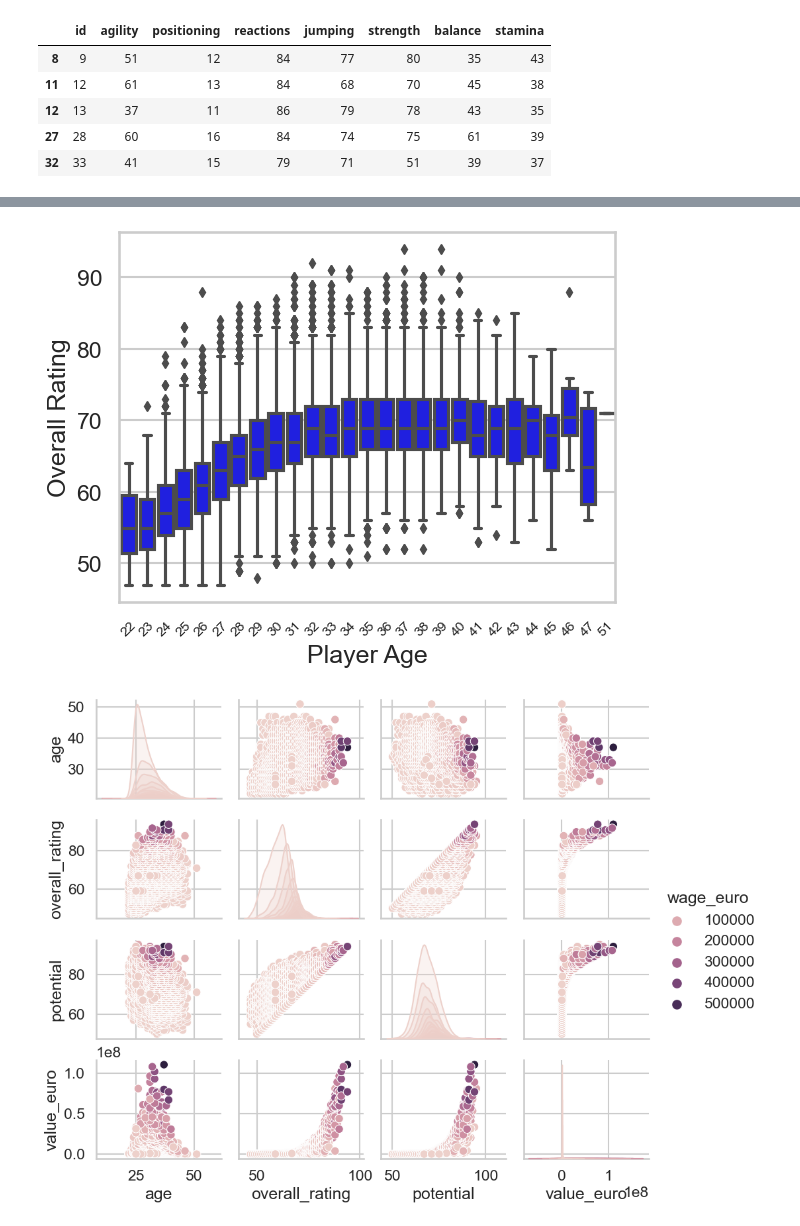
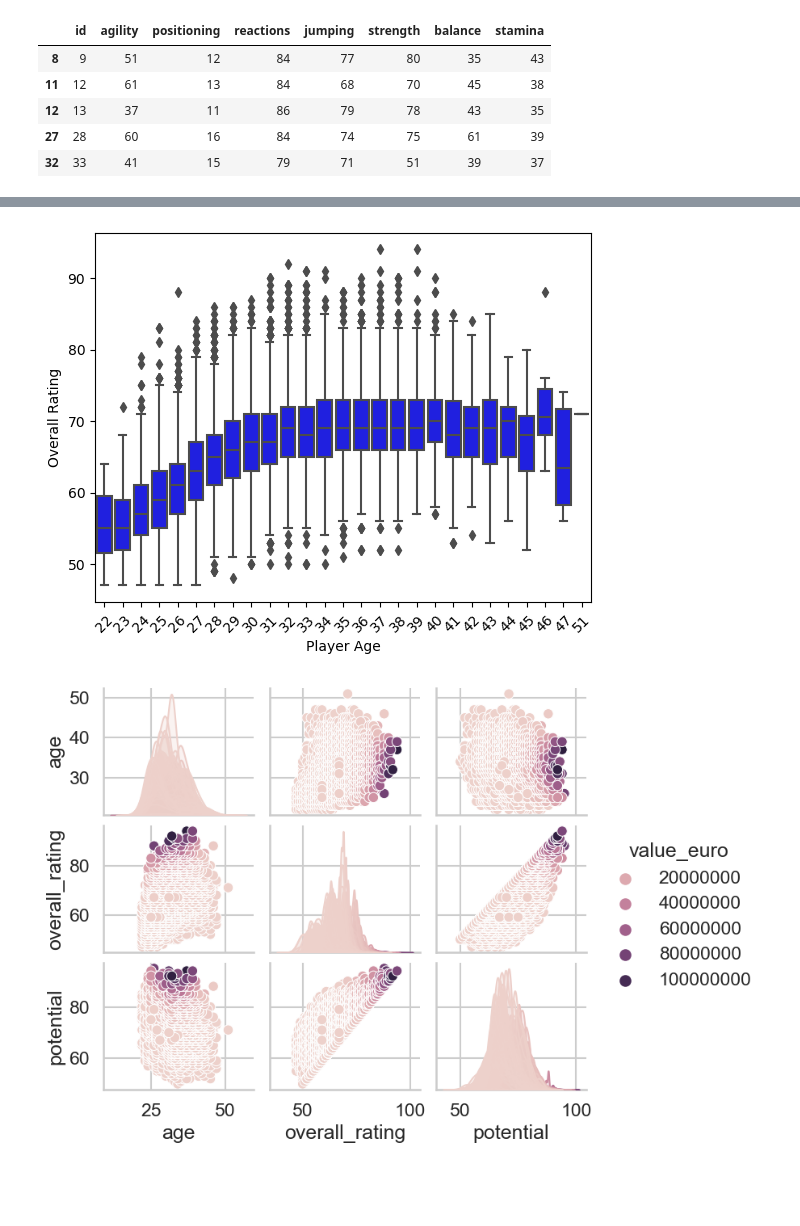
Before and after one commit to rdeshir10/Fifa_Analysis, a Jupyter notebook: footbal.ipynb, the cells around one changed output, grey strips where cells are left out. Drawn from its saved outputs; the diff is of its cells as text; code cells hidden in the pictures; blank space fills up the shorter version.

Commit message:
update on plots

```diff
--- a/footbal.ipynb
+++ b/footbal.ipynb
@@ -215,7 +211,7 @@ plt.show()
 # %%
 # Boxplot on overall_rating and age of the player
 # Create boxplot
-sns.boxplot(x="age", y="overall_rating", data=player_info_df, color="blue")
+sns.boxplot(x="age", y="overall_rating", data=df_player_info, color="blue")
 
 # customize the x-axis label
 plt.xticks(rotation=45, fontsize = 10)
@@ -227,26 +223,26 @@ plt.ylabel("Overall Rating")
 # Show the plot
 plt.show()
 # %% [output]
-[figure, old version]
+[figure, new version]
 # %%
 #Filtering Dataframe to have columns needed for pair plot.
-column_toplot = df_player_info[['age', 'overall_rating', 'potential','value_euro' ,'wage_euro']]
+column_toplot = df_player_info[['age', 'overall_rating', 'potential','value_euro']]
 
 # Pair plot style
 sns.set_style("whitegrid")
 sns.set_context("talk")
 
 # plotting pair plot and setting parameters.
 sns.pairplot(data=column_toplot,
-             hue="wage_euro",
+             hue="value_euro",
              kind='scatter',
              diag_kind='auto',
              height=2,
              aspect=1.2,
             )
 plt.show()
 # %% [output]
-[figure, old version]
+[figure, new version]
 # %%
 # Assuming column_toplot is your DataFrame containing the relevant columns
 # Calculate the correlation matrix
```
Also changed, not shown: parts of 3 cells of this notebook.
